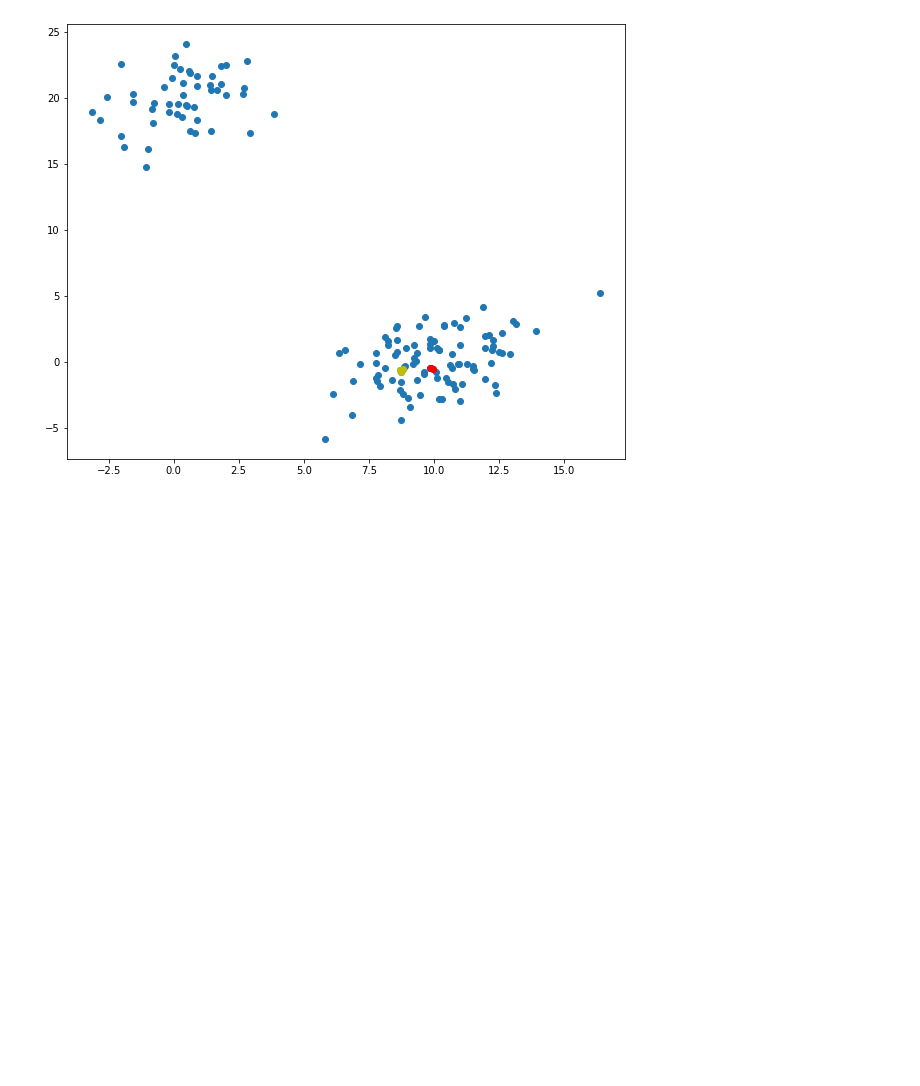
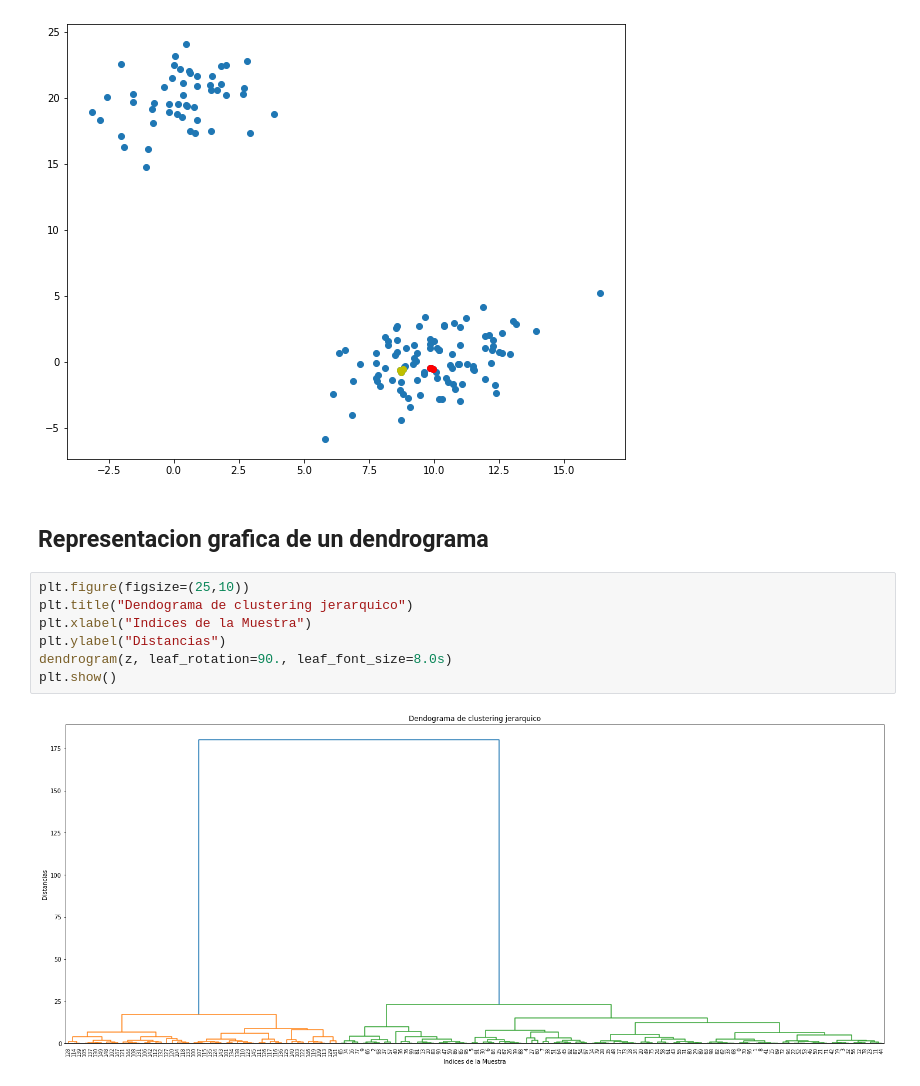
Before and after one commit to diego19508/python-ml-course, a Jupyter notebook: Course/T6 - 2 - Clustering Jerárquico .ipynb, the cells around one changed output. Drawn from its saved outputs; the diff is of its cells as text; blank space fills up the shorter version.

```diff
--- a/Course/T6 - 2 - Clustering Jerárquico .ipynb
+++ b/Course/T6 - 2 - Clustering Jerárquico .ipynb
@@ -87,3 +87,14 @@ plt.scatter(x[idx2,0], x[idx2,1], c ="y") # Destacamos en amarillo el segundo cl
 plt.show()
 # %% [output]
 [figure]
+# %% [markdown]
+## Representacion grafica de un dendrograma
+# %%
+plt.figure(figsize=(25,10))
+plt.title("Dendograma de clustering jerarquico")
+plt.xlabel("Indices de la Muestra")
+plt.ylabel("Distancias")
+dendrogram(z, leaf_rotation=90., leaf_font_size=8.0s)
+plt.show()
+# %% [output]
+[figure, added]
```
Also changed, not shown: parts of 6 cells of this notebook.
